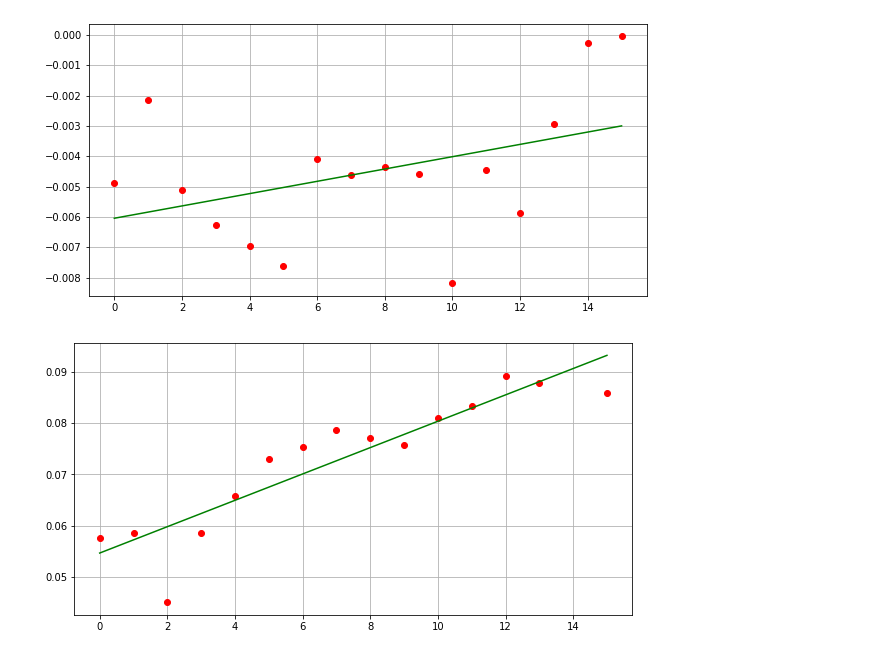
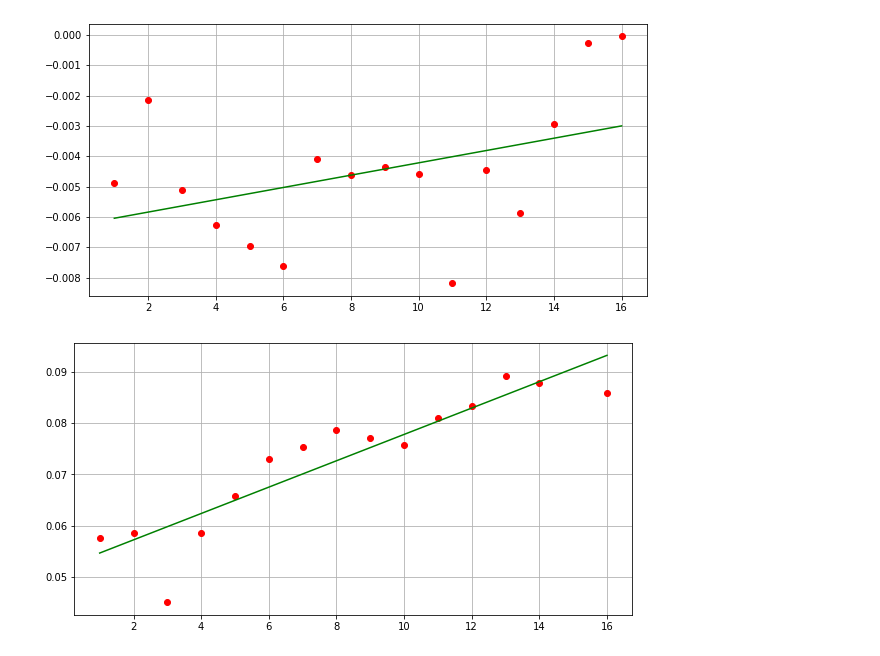
Before and after one commit to AndreiZherder/frog_compass, a Jupyter notebook: calc_residuals.ipynb, the cells around one changed output. Drawn from its saved outputs; the diff is of its cells as text; code cells hidden in the pictures.

```diff
--- a/calc_residuals.ipynb
+++ b/calc_residuals.ipynb
@@ -5,11 +5,10 @@ import matplotlib.pyplot as plt
 input_dir = './residuals/'
 output_dir = './residuals/'
 filename = '06 04 2022 frog 2 LE 15 red flash w2 0_0 P3_P2.txt'
-indexes_to_delete1 = [16, 17, 18, 19] # номера неудачных точек (перечислить через запятую, нумерация с 0)
-indexes_to_delete2 = [14, 16, 17, 18, 19] # номера неудачных точек (перечислить через запятую, нумерация с 0)
+indexes_to_delete1 = [17, 18, 19, 20] # номера неудачных точек (перечислить через запятую, нумерация с 1)
+indexes_to_delete2 = [15, 17, 18, 19, 20] # номера неудачных точек (перечислить через запятую, нумерация с 1)
 
-y1 = []
-y2 = []
+y1, y2 = [], []
 with open(input_dir + filename, 'r', encoding='utf-8') as file:
     line = file.readline()
     while line:
@@ -17,3 +16,9 @@ with open(input_dir + filename, 'r', encoding='utf-8') as file:
         y1.append(float(cols[1]))
         y2.append(float(cols[3]))
         line = file.readline()
+# %%
+n = len(y1)
+x1 = np.array(range(1, n + 1))
+y1 = np.array(y1)
+x2 = np.array(range(1, n + 1))
+y2 = np.array(y2)
@@ -20,44 +47,40 @@ with open(input_dir + filename, 'r', encoding='utf-8') as file:
 # %%
-n = len(y1)
-x1 = np.linspace(0, n - 1, n)
-y1 = np.array(y1)
+indexes_to_delete1 = [num - 1 for num in indexes_to_delete1]
 x1 = np.delete(x1, indexes_to_delete1)
 y1 = np.delete(y1, indexes_to_delete1)
-
-x2 = np.linspace(0, n - 1, n)
-y2 = np.array(y2)
+indexes_to_delete2 = [num - 1 for num in indexes_to_delete2]
 x2 = np.delete(x2, indexes_to_delete2)
 y2 = np.delete(y2, indexes_to_delete2)
 
 s = np.polynomial.polynomial.Polynomial.fit(x1, y1, 1).convert().coef
 k, b = s[1], s[0]
 trend1 = k * x1 + b
 residuals1 = dict()
 for i in range(x1.size):
     residuals1[x1[i]] = y1[i] - trend1[i]
 
 fig, ax = plt.subplots()
 fig.set_figwidth(10)
 fig.set_figheight(5)
 ax.plot(x1, y1, 'ro')
 ax.plot(x1, trend1, 'g')
 ax.grid()
 
 s = np.polynomial.polynomial.Polynomial.fit(x2, y2, 1).convert().coef
 k, b = s[1], s[0]
 trend2 = k * x2 + b
 residuals2 = dict()
 for i in range(x2.size):
     residuals2[x2[i]] = y2[i] - trend2[i]
 
 fig, ax = plt.subplots()
 fig.set_figwidth(10)
 fig.set_figheight(5)
 ax.plot(x2, y2, 'ro')
 ax.plot(x2, trend2, 'g')
 ax.grid()
 # %% [output]
-[figure, old version]
+[figure, new version]
-[figure, old version]
+[figure, new version]
 # %%
 with open(output_dir + filename[:-3] + '_out' + '.txt', 'w', encoding='utf-8') as file:
```
Also changed, not shown: parts of 2 cells of this notebook, 2 other files.
